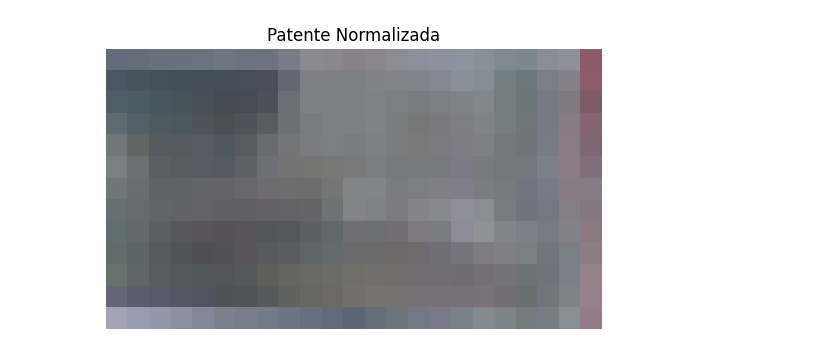
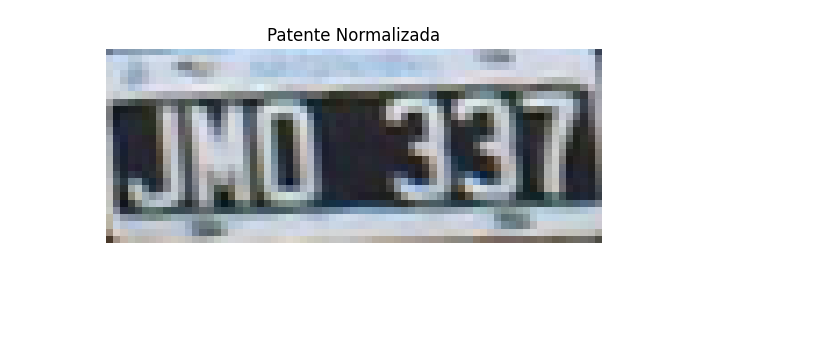
Before and after one commit to maxiromano/tp2_pdi_Molina_Romano, a Jupyter notebook: parte2.ipynb, the cells around one changed output. Saved outputs shown, nothing was run; the diff lists cells and outputs as text; code cells hidden in the pictures; blank space fills up the shorter version.

Commit message:
detecta caracteres y patente, bajo porcentaje

```diff
--- a/parte2.ipynb
+++ b/parte2.ipynb
@@ -168,106 +7,79 @@ Resultado: Patente detectada por forma y ratio de aspecto corregido.
 # %%
-import cv2
-import numpy as np
-import matplotlib.pyplot as plt # Necesario solo para la visualización final si se descomenta
-
 def detectar_patente(ruta_imagen):
     img = cv2.imread(ruta_imagen)
 
 
     gray = cv2.cvtColor(img, cv2.COLOR_BGR2GRAY)
-    filtered = cv2.bilateralFilter(gray, 11, 17, 17)
-    edged = cv2.Canny(filtered, 30, 200)
+    filtered = cv2.bilateralFilter(gray, 11, 19, 19)
+    edged = cv2.Canny(filtered, 30, 190)
 
-    # 2. Operación Morfológica: Cierre
-    kernel = np.ones((5, 5), np.uint8)
+    kernel = np.ones((3, 3), np.uint8)
     clausura = cv2.morphologyEx(edged, cv2.MORPH_CLOSE, kernel)
-
 
     contours, hierarchy = cv2.findContours(clausura.copy(), cv2.RETR_TREE, cv2.CHAIN_APPROX_SIMPLE)
     contours = sorted(contours, key=cv2.contourArea, reverse=True)
 
     patente_contorno = None
 
+    for c in contours:
 
-    for c in contours:
+        area = cv2.contourArea(c)
         perimeter = cv2.arcLength(c, True)
-        approx = cv2.approxPolyDP(c, 0.02 * perimeter, True) # Buscamos una forma cerrada de 4 puntos
+        approx = cv2.approxPolyDP(c, 0.05* perimeter, True)
 
-        if len(approx) == 4:
-            x, y, w, h = cv2.boundingRect(approx)
-            aspect_ratio = w / float(h)
+        if area <3000 or area > 15000:
+            if len(approx) == 4:
+                x, y, w, h = cv2.boundingRect(approx)
+                aspect_ratio = w / float(h)
 
-            # Filtro por Relación de Aspecto (típica de placas)
-            if 1.5 <= aspect_ratio <= 3.5:
-                patente_contorno = approx
-                break
+                if 1.5 <= aspect_ratio <= 3.0:
+                    patente_contorno = approx
+                    break
 
-    # 5. Transformación de Perspectiva (Normalización)
     if patente_contorno is not None:
 
-        # Función auxiliar para ordenar los 4 puntos del contorno: TL, TR, BR, BL
         def order_points(pts):
             rect = np.zeros((4, 2), dtype="float32")
 
-            # Suma de coordenadas (TL: min sum, BR: max sum)
             s = pts.sum(axis=1)
             rect[0] = pts[np.argmin(s)]
             rect[2] = pts[np.argmax(s)]
 
-            # Diferencia de coordenadas (TR: min diff, BL: max diff)
             diff = np.diff(pts, axis=1)
             rect[1] = pts[np.argmin(diff)]
             rect[3] = pts[np.argmax(diff)]
 
             return rect
 
-        # Reordenar los puntos del contorno detectado
         pts = patente_contorno.reshape(4, 2)
         rect = order_points(pts)
-
         (tl, tr, br, bl) = rect
 
-        # Calcular dimensiones de la placa normalizada (ancho y alto máximo)
-        max_ancho = max(
-            int(np.sqrt(((br[0] - bl[0]) ** 2) + ((br[1] - bl[1]) ** 2))), # Ancho inferior
-            int(np.sqrt(((tr[0] - tl[0]) ** 2) + ((tr[1] - tl[1]) ** 2)))  # Ancho superior
-        )
-        max_alto = max(
-            int(np.sqrt(((tr[0] - br[0]) ** 2) + ((tr[1] - br[1]) ** 2))), # Alto derecho
-            int(np.sqrt(((tl[0] - bl[0]) ** 2) + ((tl[1] - bl[1]) ** 2)))  # Alto izquierdo
-        )
+        max_ancho = max(int(np.sqrt(((br[0] - bl[0]) ** 2) + ((br[1] - bl[1]) ** 2))),
+                                    int(np.sqrt(((tr[0] - tl[0]) ** 2) + ((tr[1] - tl[1]) ** 2))))
 
-        # Definir los puntos de destino para el rectángulo frontal
-        dst = np.array([
-            [0, 0],
-            [max_ancho - 1, 0],
-            [max_ancho - 1, max_alto - 1],
-            [0, max_alto - 1]], dtype="float32")
+        max_alto = max(int(np.sqrt(((tr[0] - br[0]) ** 2) + ((tr[1] - br[1]) ** 2))),
+            int(np.sqrt(((tl[0] - bl[0]) ** 2) + ((tl[1] - bl[1]) ** 2))))
 
-        # Aplicar la Transformación de Perspectiva
+        dst = np.array([[0, 0],[max_ancho - 1, 0],[max_ancho - 1, max_alto - 1],[0, max_alto - 1]], dtype="float32")
         M = cv2.getPerspectiveTransform(rect, dst)
         patente_normalizada = cv2.warpPerspective(img, M, (max_ancho, max_alto))
 
-        # Devolvemos la imagen de la patente normalizada
         return patente_normalizada
 
-    # Si no se detectó ningún contorno válido, devuelve None
     return None
-
-# # La siguiente parte está comentada para evitar errores si no está plt disponible
-# # o si no se maneja el valor de retorno None correctamente.
 
 
 
-patente_img = detectar_patente('img/img05.png')
+patente_img = detectar_patente('img/img08.png')
 if patente_img is not None:
 
  plt.imshow(cv2.cvtColor(patente_img, cv2.COLOR_BGR2RGB))
  plt.axis('off')
  plt.title('Patente Normalizada')
  plt.show()
 else:
     print("No se detectó la patente.")
 # %% [output]
-[figure, old version]
+[figure, new version]
 # %%
```
Also changed, not shown: parts of 6 cells of this notebook.
